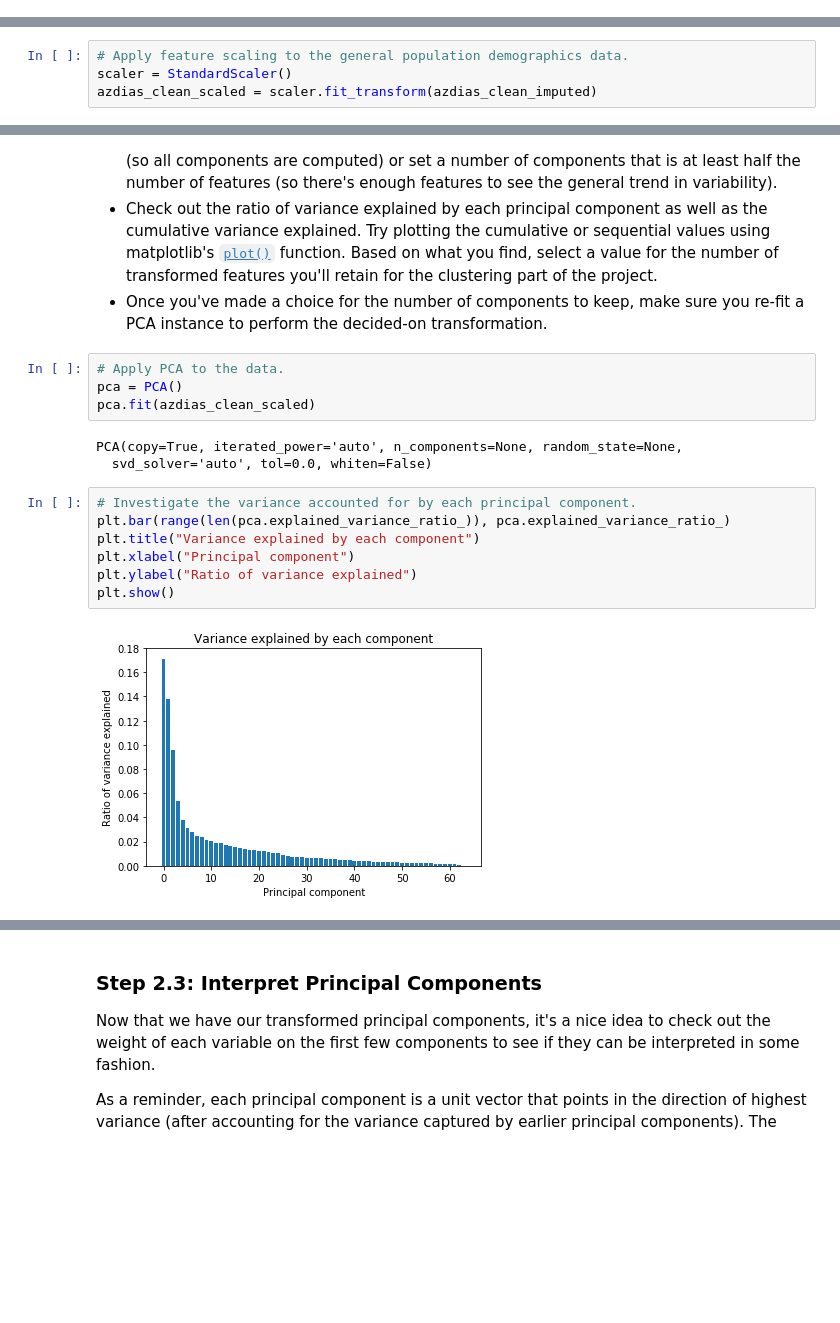
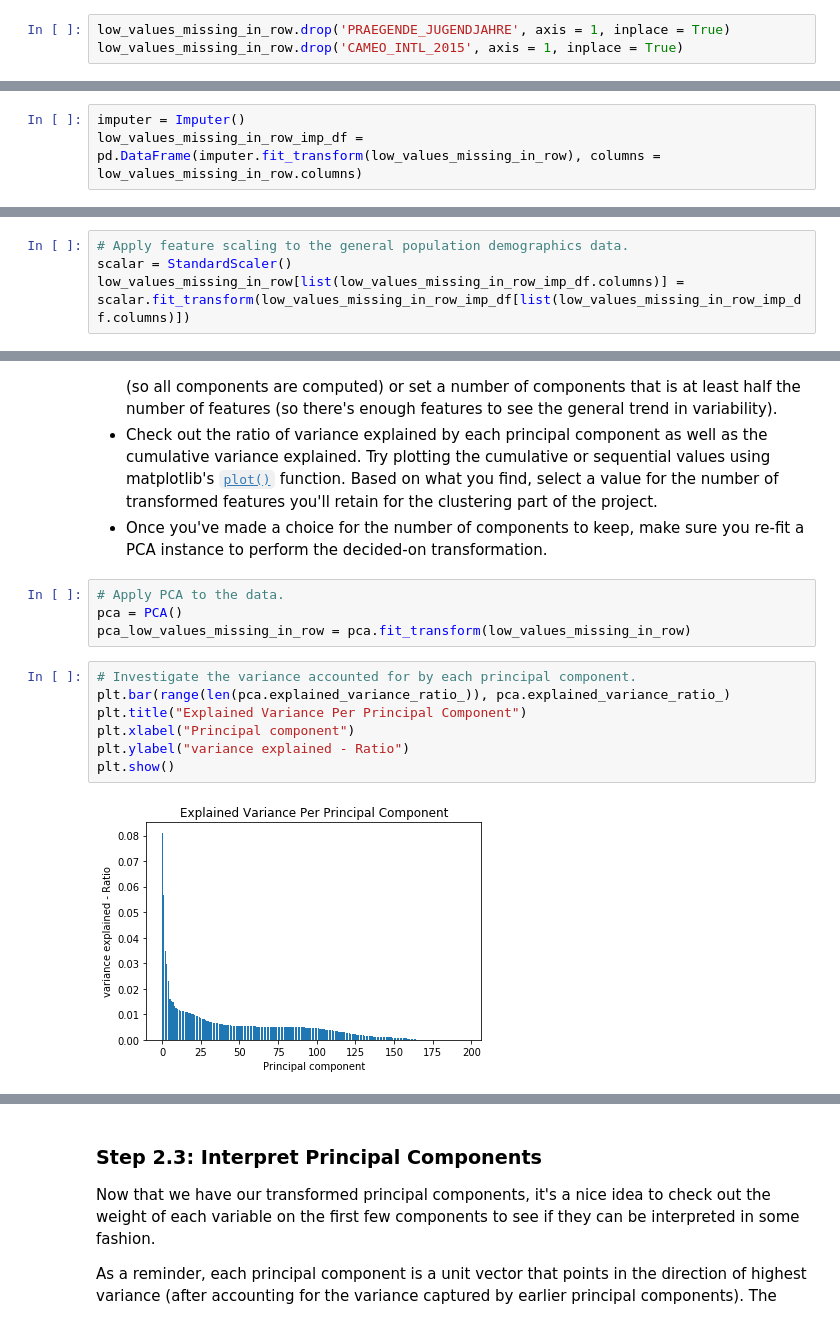
Before and after one commit to mvenkat7/identify-customer-segments, a Jupyter notebook: Identify_Customer_Segments.ipynb, the cells around one changed output, grey strips where cells are left out. Drawn from its saved outputs; the diff is of its cells as text; blank space fills up the shorter version.

```diff
--- a/Identify_Customer_Segments.ipynb
+++ b/Identify_Customer_Segments.ipynb
@@ -334,0 +1085,3 @@ azdias_clean['LIFE_STAGE'].replace(life_stage_dict, inplace=True)
+# %%
+low_values_missing_in_row.drop('PRAEGENDE_JUGENDJAHRE', axis = 1, inplace = True)
+low_values_missing_in_row.drop('CAMEO_INTL_2015', axis = 1, inplace = True)
@@ -469,0 +1235,3 @@ azdias_clean_imputed.index = azdias_clean.index
+# %%
+imputer = Imputer()
+low_values_missing_in_row_imp_df = pd.DataFrame(imputer.fit_transform(low_values_missing_in_row), columns = low_values_missing_in_row.columns)
@@ -470,4 +1248,4 @@ azdias_clean_imputed.index = azdias_clean.index
 # %%
 # Apply feature scaling to the general population demographics data.
-scaler = StandardScaler()
-azdias_clean_scaled = scaler.fit_transform(azdias_clean_imputed)
+scalar = StandardScaler()
+low_values_missing_in_row[list(low_values_missing_in_row_imp_df.columns)] = scalar.fit_transform(low_values_missing_in_row_imp_df[list(low_values_missing_in_row_imp_df.columns)])
@@ -498,18 +1283,15 @@ On your scaled data, you are now ready to apply dimensionality reduction techniq
 # %%
 # Apply PCA to the data.
 pca = PCA()
-pca.fit(azdias_clean_scaled)
+pca_low_values_missing_in_row = pca.fit_transform(low_values_missing_in_row)
-# %% [output]
-PCA(copy=True, iterated_power='auto', n_components=None, random_state=None,
-  svd_solver='auto', tol=0.0, whiten=False)
 # %%
 # Investigate the variance accounted for by each principal component.
 plt.bar(range(len(pca.explained_variance_ratio_)), pca.explained_variance_ratio_)
-plt.title("Variance explained by each component")
+plt.title("Explained Variance Per Principal Component")
 plt.xlabel("Principal component")
-plt.ylabel("Ratio of variance explained")
+plt.ylabel("variance explained - Ratio")
 plt.show()
 # %% [output]
-[figure, old version]
+[figure, new version]
 # %%
 plt.plot(range(len(pca.explained_variance_ratio_)),np.cumsum(pca.explained_variance_ratio_), '-')
```
Also changed, not shown: parts of 195 cells of this notebook, 4 other files.
